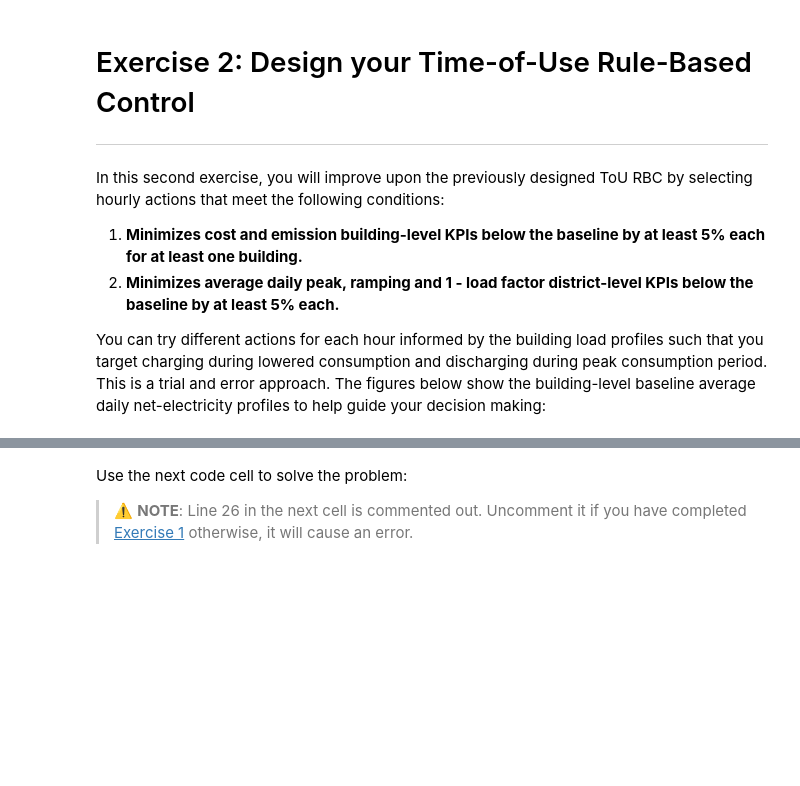
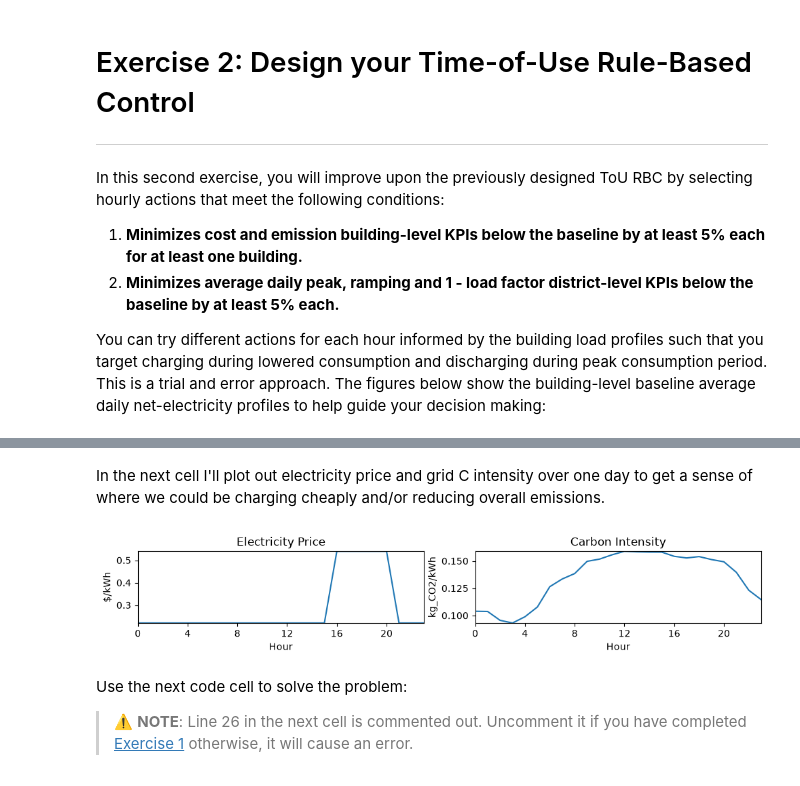
Before and after one commit to steve-salmond/citylearn, a Jupyter notebook: citylearn_ccai_tutorial.ipynb, the cells around one changed output, grey strips where cells are left out. Saved outputs shown, nothing was run; the diff lists cells and outputs as text; code cells hidden in the pictures; blank space fills up the shorter version.

```diff
--- a/citylearn_ccai_tutorial.ipynb
+++ b/citylearn_ccai_tutorial.ipynb
@@ -1603,3 +1623,29 @@ plt.show()
+# %% [markdown]
+In the next cell I'll plot out electricity price and grid C intensity over one day to get a sense of where we could be charging cheaply and/or reducing overall emissions.
+# %%
+# Plot one day of electricity price and carbon intensity
+start = SIMULATION_START_TIME_STEP
+pricing = pricing_data['electricity_pricing'].iloc[start:start+24]
+carbon = carbon_intensity_data['carbon_intensity'].iloc[start:start+24]
+
+fig, (ax1, ax2) = plt.subplots(1, 2, figsize=(10, 2))
+
+ax1.plot(range(24), pricing.values)
+ax1.set_xlabel('Hour')
+ax1.set_ylabel('$/kWh')
+ax1.set_title('Electricity Price')
+ax1.xaxis.set_major_locator(ticker.MultipleLocator(4))
+
+ax2.plot(range(24), carbon.values)
+ax2.set_xlabel('Hour')
+ax2.set_ylabel('kg_CO2/kWh')
+ax2.set_title('Carbon Intensity')
+ax2.xaxis.set_major_locator(ticker.MultipleLocator(4))
+
+plt.tight_layout()
+plt.show()
+# %% [output]
+[figure, added]
 # %% [markdown]
 Use the next code cell to solve the problem:
 
```
Also changed, not shown: parts of 5 cells of this notebook.
